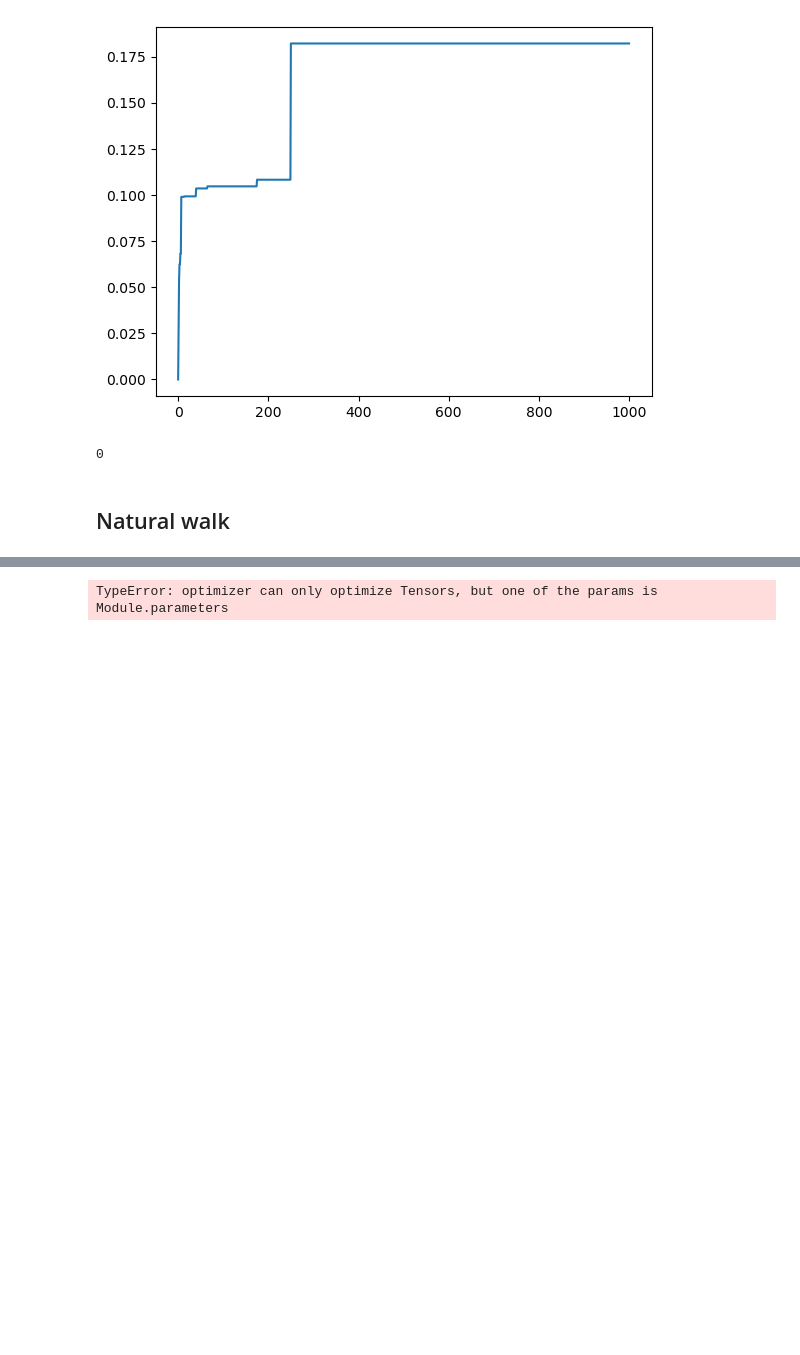
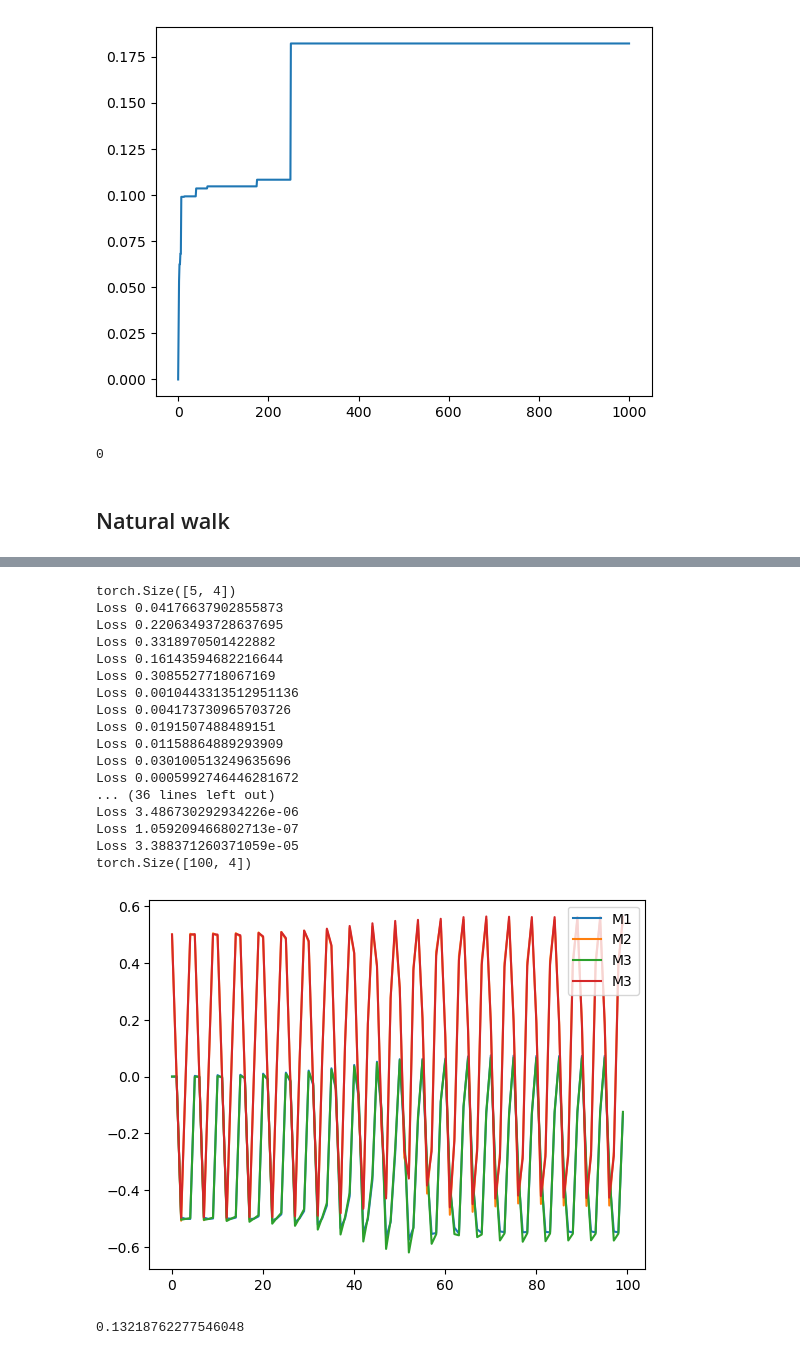
Before and after one commit to shepai/Sim-Biped-Walker, a Jupyter notebook: Code/Controlling/GA.ipynb, the cells around one changed output, grey strips where cells are left out. Cells and saved outputs as stored; diff of their text form; code cells hidden in the pictures; blank space fills up the shorter version.

```diff
--- a/Code/Controlling/GA.ipynb
+++ b/Code/Controlling/GA.ipynb
@@ -284,36 +307,61 @@ print(start,"\n",end)
 # %%
 net=RNN(4,8)
 
 # Setup our loss function
 loss_fn = nn.MSELoss()
 
 # Setup our optimizer
-optimizer = optim.SGD([net.weights1.parameters(),net.weights2.parameters()], lr=0.01)
-x_data=torch.array(pattern)
+optimizer = optim.SGD(net.parameters, lr=0.01)
+x_data=torch.tensor(pattern)
+y_data=torch.roll(x_data, 1, 0)
+print(x_data.shape)
 # Training loop
-for epoch in range(1000):
+for epoch in range(10000):
     optimizer.zero_grad()
     # init hidden state
-    loss = 0
     for t in range(x_data.size(0)):
         x_t = x_data[t]
-        y_t = x_data[t]
+        y_t = y_data[t]
         # predict next hidden and state
-        (y_t_hat, hidden) = net.forward(x_t)
+        y_t_hat = net.forward(x_t)
         # accumulate loss
-        loss = loss + loss_fn(y_t_hat, y_t)
-    loss.backward()
-    optimizer.step()
+        loss = loss_fn(y_t_hat, y_t)
+        loss.backward()
+        optimizer.step()
+        if epoch%1000==0:
+            print("Loss",loss.item())
 
 
 c=torch.zeros((100,4))
-c[0]=torch.rand(1,4)
+y=torch.zeros((100,4))
+c[0]=x_data[0]
 for i in range(1,100):
     c[i]=net.forward(c[i-1])
+
 print(c.shape)
-plt.plot(c.detach().numpy())
+plt.plot(c.detach().numpy(),label=["M1","M2","M3","M3"])
+#plt.plot(pattern+pattern+pattern+pattern+pattern+pattern)
+plt.legend(loc="upper right")
 plt.show()
-net.set_genes(torch.rand(net.gene_num))
-net.mutate_genes(torch.rand(net.gene_num))
+
+runTrial(net,10,co=0)
 # %% [output]
-TypeError: optimizer can only optimize Tensors, but one of the params is Module.parameters
+torch.Size([5, 4])
+Loss 0.04176637902855873
+Loss 0.22063493728637695
+Loss 0.3318970501422882
+Loss 0.16143594682216644
+Loss 0.3085527718067169
+Loss 0.0010443313512951136
+Loss 0.004173730965703726
+Loss 0.0191507488489151
+Loss 0.01158864889293909
+Loss 0.030100513249635696
+Loss 0.0005992746446281672
+... (36 lines left out)
+Loss 3.486730292934226e-06
+Loss 1.059209466802713e-07
+Loss 3.388371260371059e-05
+torch.Size([100, 4])
+[figure, added]
+0.13218762277546048
```
Also changed, not shown: parts of 5 cells of this notebook.
